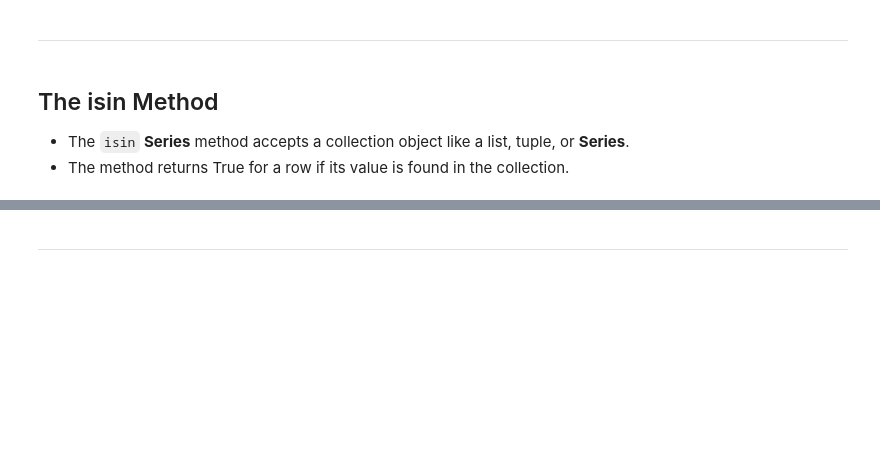
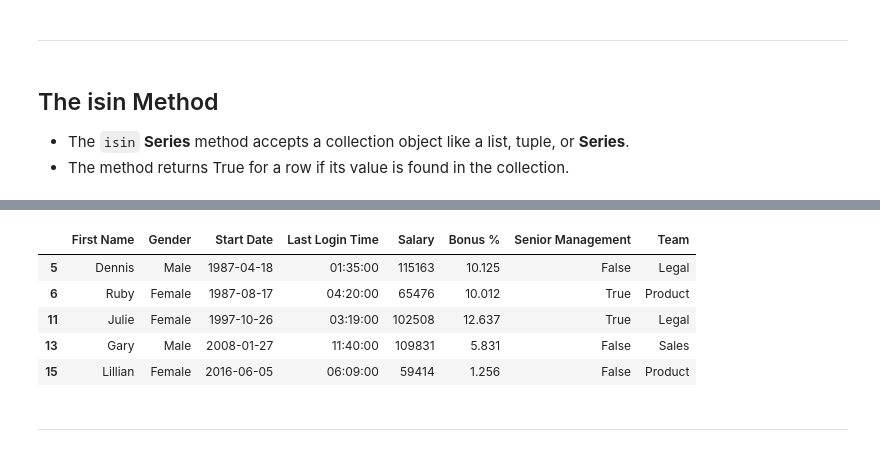
Before and after one commit to Corvus-JSDev/Pandas-projects, a Jupyter notebook: 05-DataFrames_II__Filtering Data.ipynb, the cells around one changed output, grey strips where cells are left out. Drawn from its saved outputs; the diff is of its cells as text; code cells hidden in the pictures; blank space fills up the shorter version.

```diff
--- a/05-DataFrames_II__Filtering Data.ipynb
+++ b/05-DataFrames_II__Filtering Data.ipynb
@@ -192,3 +206,30 @@ employees[ (name & role) | start ]
+# %%
+# The `isin` method makes the code above much more simple.
+# NOTE: This returns a series.
+
+employees["Team"].isin(["Legal", "Sales", "Product"])
+"""
+--- Output ---
+995    False
+996    False
+997     True
+998    False
+999     True
+"""
+
+# This will output a dataframe with all the employees that fit the given description.
+employees.loc[ employees["Team"].isin(["Legal", "Sales", "Product"]) ].head()
+
+# NOTE: This is also more efficient since pandas doesnt have to iterate over
+#       the whole database 3 separate times.
+#       Also note, the isin method ONLY works with a single column. ie employees["Team"]
+# %% [output]
+|  | First Name | Gender | Start Date | Last Login Time | Salary | Bonus % | Senior Management | Team |
+| 5 | Dennis | Male | 1987-04-18 | 01:35:00 | 115163 | 10.125 | False | Legal |
+| 6 | Ruby | Female | 1987-08-17 | 04:20:00 | 65476 | 10.012 | True | Product |
+| 11 | Julie | Female | 1997-10-26 | 03:19:00 | 102508 | 12.637 | True | Legal |
+| 13 | Gary | Male | 2008-01-27 | 11:40:00 | 109831 | 5.831 | False | Sales |
+| 15 | Lillian | Female | 2016-06-05 | 06:09:00 | 59414 | 1.256 | False | Product |
 # %% [markdown]
 ---
 # %% [markdown]
```
Also changed, not shown: parts of 13 cells of this notebook.
